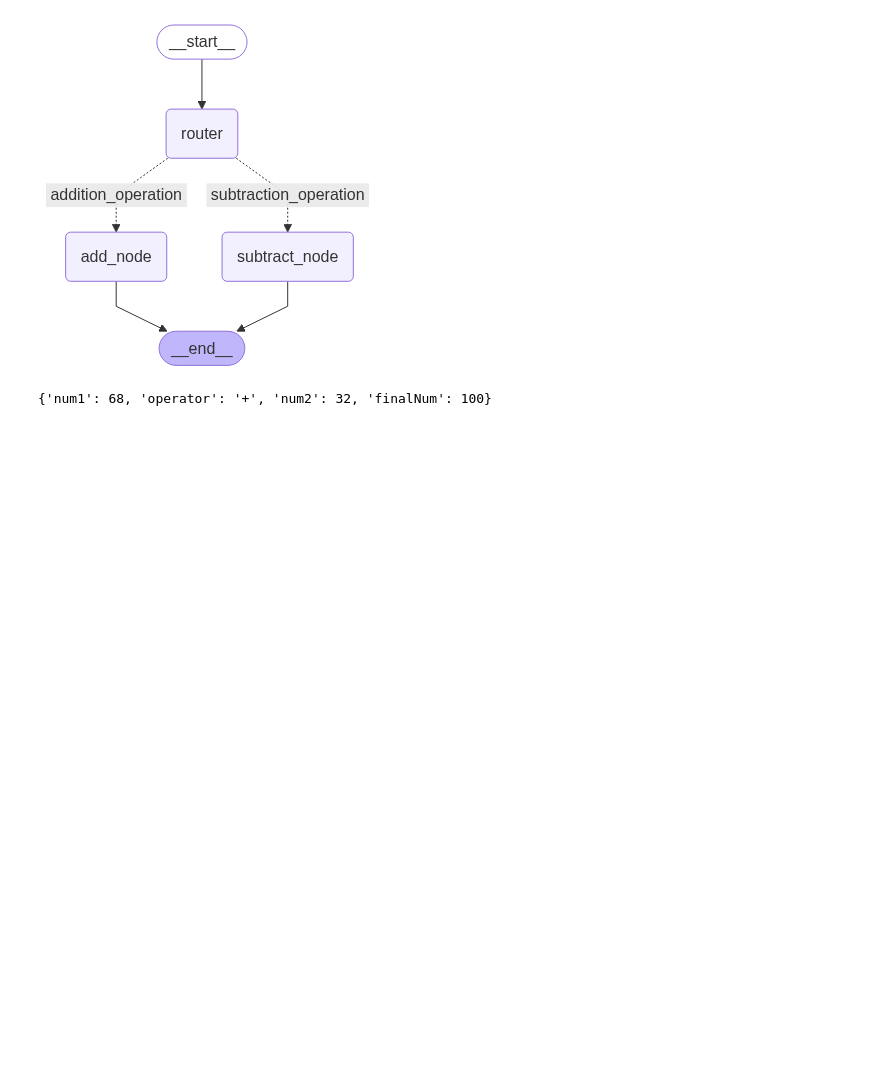
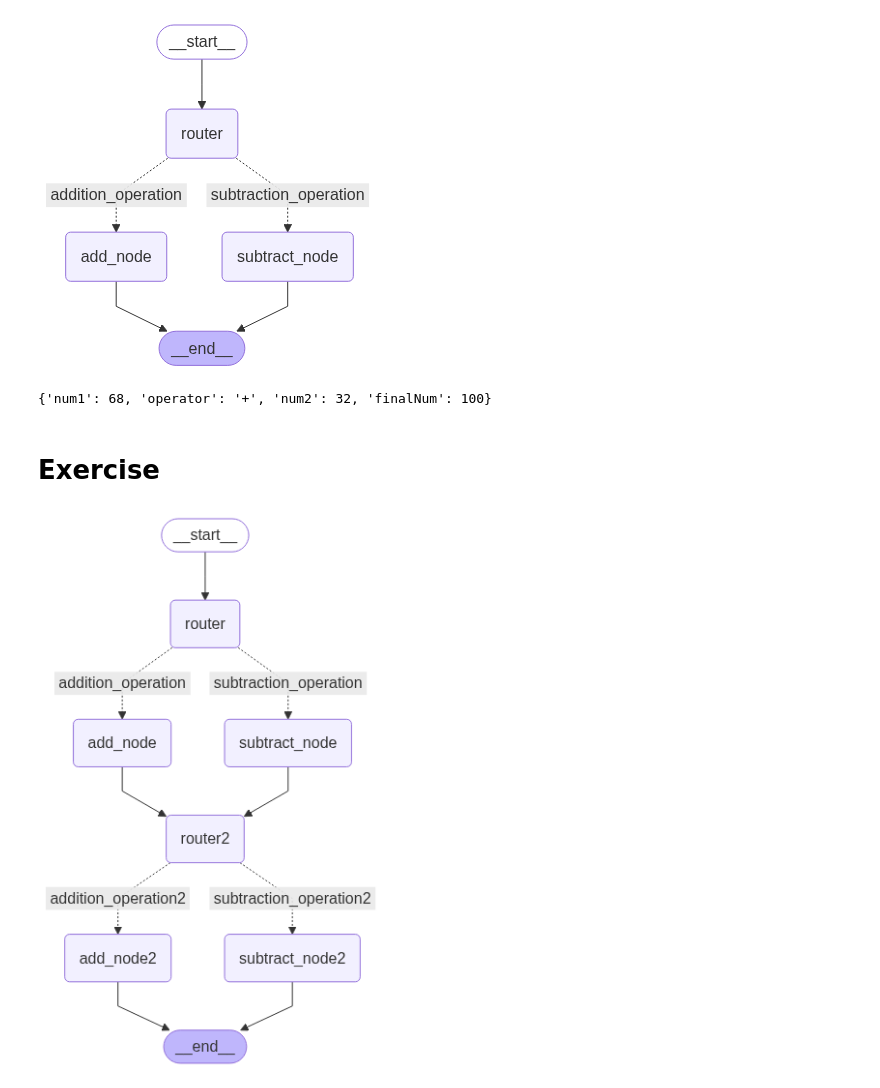
Before and after one commit to MDBBee/27_05_langgraph, a Jupyter notebook: graph4.ipynb, the cells around one changed output. Drawn from its saved outputs; the diff is of its cells as text; code cells hidden in the pictures; blank space fills up the shorter version.

Commit message:
graph 5

```diff
--- a/graph4.ipynb
+++ b/graph4.ipynb
@@ -53,3 +53,32 @@ result = app.invoke({"num1": 68, "num2": 32, "operator": "+"})
 print(result)
 # %% [output]
 {'num1': 68, 'operator': '+', 'num2': 32, 'finalNum': 100}
+# %% [markdown]
+# Exercise
+# %%
+graph2 = StateGraph(AgentState)
+graph2.add_node("add_node", adder)
+graph2.add_node("subtract_node", subtractor)
+graph2.add_node("router", lambda state:state)
+graph2.add_node("add_node2", adder)
+graph2.add_node("subtract_node2", subtractor)
+graph2.add_node("router2", lambda state:state)
+
+graph2.add_edge(START, "router")
+
+graph2.add_conditional_edges("router", decide_next_node, {"addition_operation": "add_node", "subtraction_operation":"subtract_node"})
+
+graph2.add_edge("add_node", "router2")
+graph2.add_edge("subtract_node", "router2")
+
+graph2.add_conditional_edges("router2", decide_next_node, {"addition_operation2": "add_node2", "subtraction_operation2":"subtract_node2"})
+
+graph2.add_edge("add_node", END)
+graph2.add_edge("subtract_node", END)
+
+app2 = graph2.compile()
+# %%
+from IPython.display import Image, display
+display(Image(app2.get_graph().draw_mermaid_png()))
+# %% [output]
+[figure, added]
```
Also changed, not shown: parts of 1 cell of this notebook.
